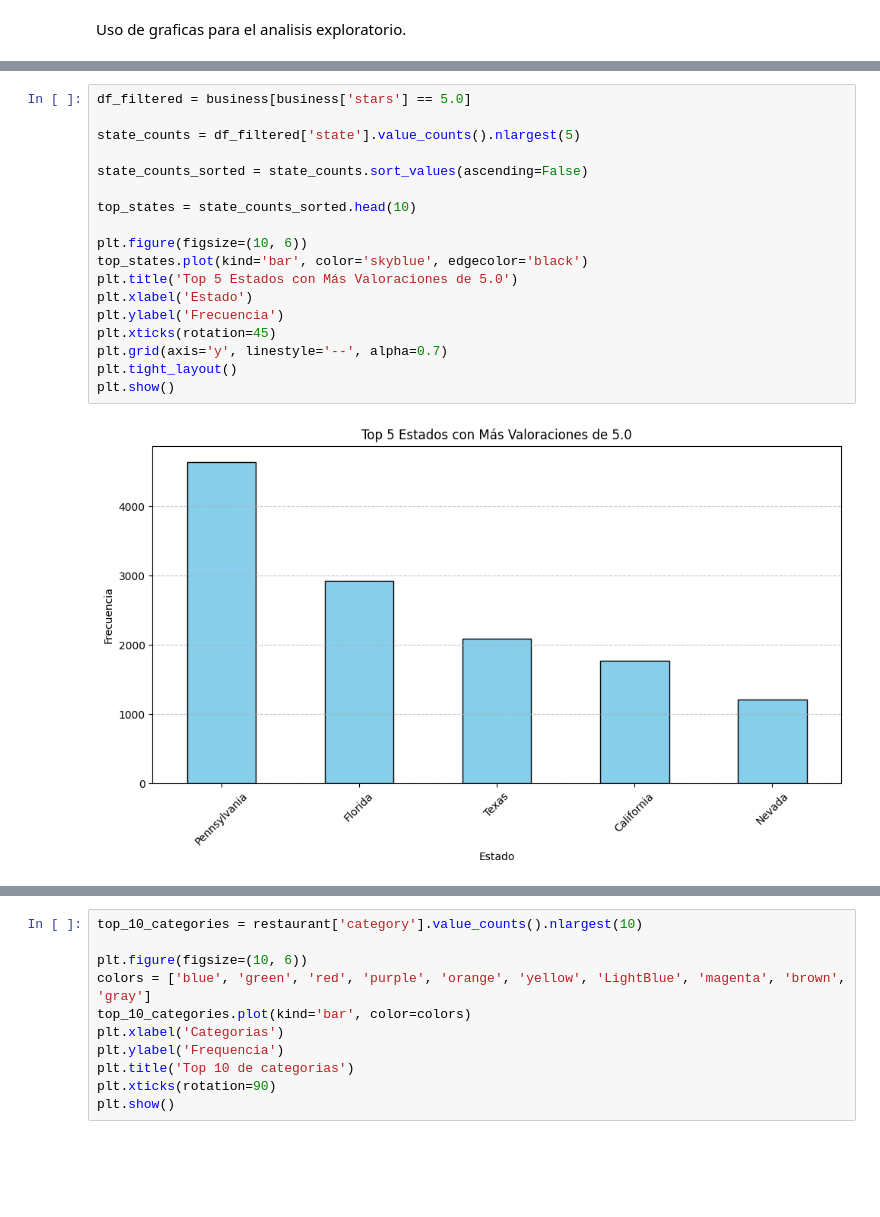
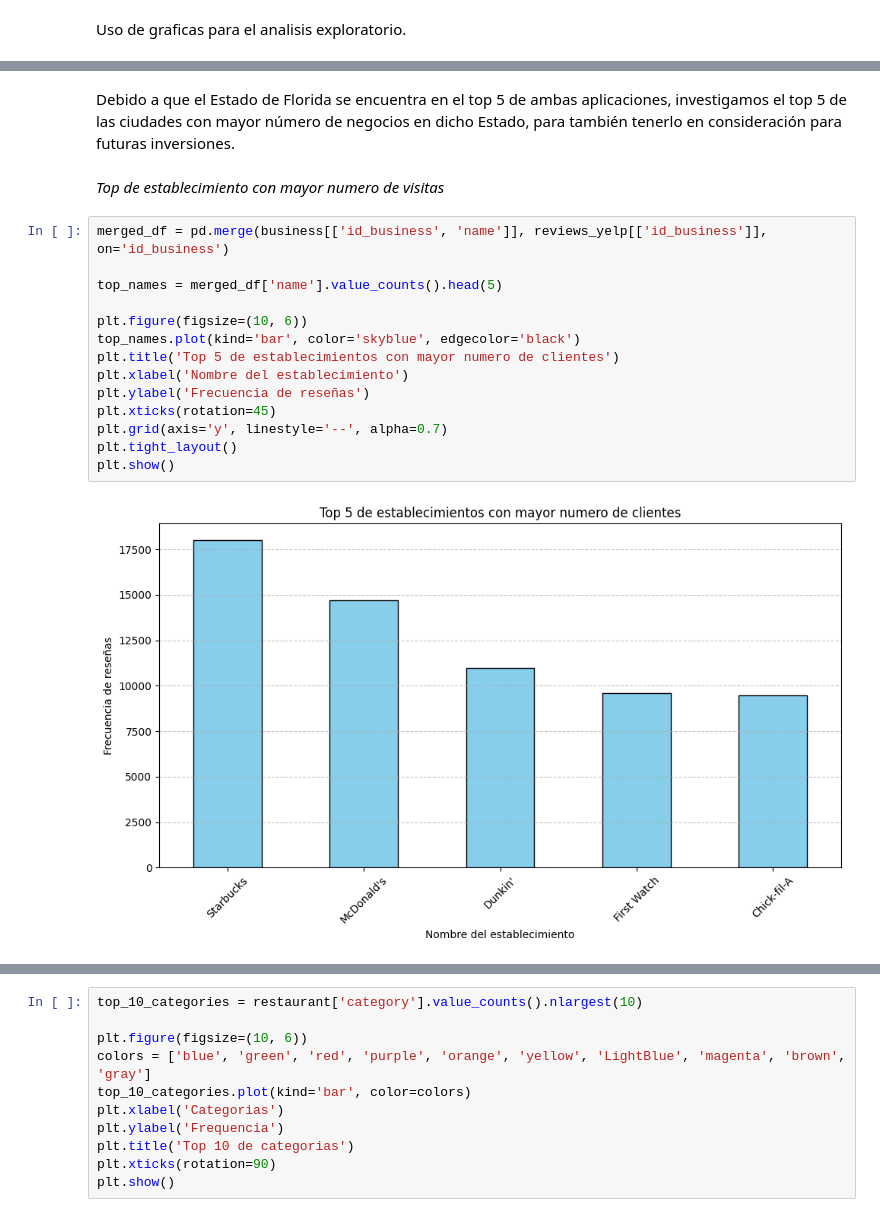
Before and after one commit to SaulZambranoMeza/Proyecto-NOVA, a Jupyter notebook: Notebooks/EDA/EDA.ipynb, the cells around one changed output, grey strips where cells are left out. Drawn from its saved outputs; the diff is of its cells as text; blank space fills up the shorter version.

```diff
--- a/Notebooks/EDA/EDA.ipynb
+++ b/Notebooks/EDA/EDA.ipynb
@@ -644,20 +757,20 @@ business[(business['stars'] == 5.0) & ]
+# %% [markdown]
+Debido a que el Estado de Florida se encuentra en el top 5 de ambas aplicaciones, investigamos el top 5 de las ciudades con mayor número de negocios en dicho Estado, para también tenerlo en consideración para futuras inversiones.
+# %% [markdown]
+*Top de establecimiento con mayor numero de visitas*
 # %%
-df_filtered = business[business['stars'] == 5.0]
+merged_df = pd.merge(business[['id_business', 'name']], reviews_yelp[['id_business']], on='id_business')
 
-state_counts = df_filtered['state'].value_counts().nlargest(5)
-
-state_counts_sorted = state_counts.sort_values(ascending=False)
-
-top_states = state_counts_sorted.head(10)
+top_names = merged_df['name'].value_counts().head(5)
 
 plt.figure(figsize=(10, 6))
-top_states.plot(kind='bar', color='skyblue', edgecolor='black')
-plt.title('Top 5 Estados con Más Valoraciones de 5.0')
-plt.xlabel('Estado')
-plt.ylabel('Frecuencia')
+top_names.plot(kind='bar', color='skyblue', edgecolor='black')
+plt.title('Top 5 de establecimientos con mayor numero de clientes')
+plt.xlabel('Nombre del establecimiento')
+plt.ylabel('Frecuencia de reseñas')
 plt.xticks(rotation=45)
 plt.grid(axis='y', linestyle='--', alpha=0.7)
 plt.tight_layout()
 plt.show()
 # %% [output]
-[figure, old version]
+[figure, new version]
```
Also changed, not shown: parts of 43 cells of this notebook.
